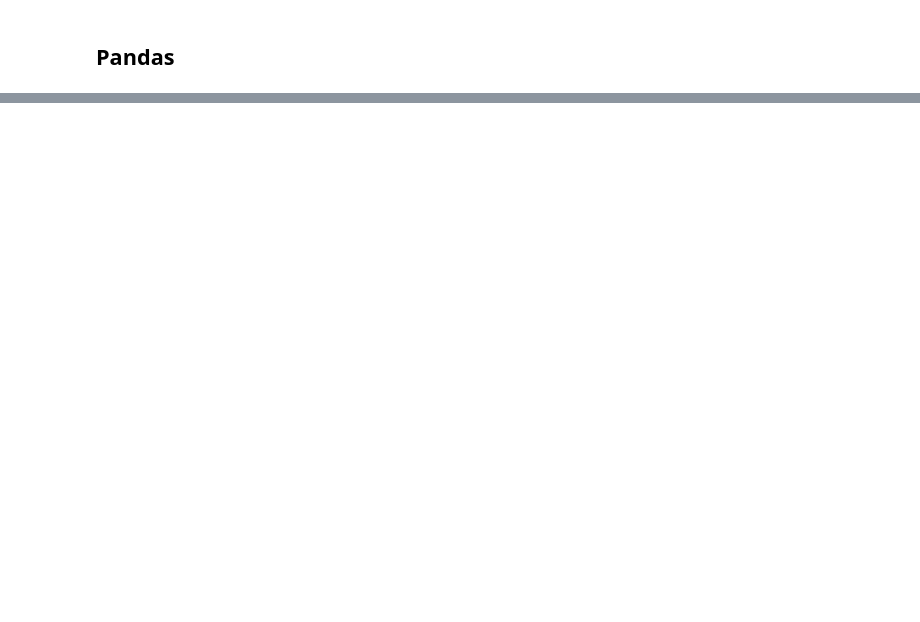
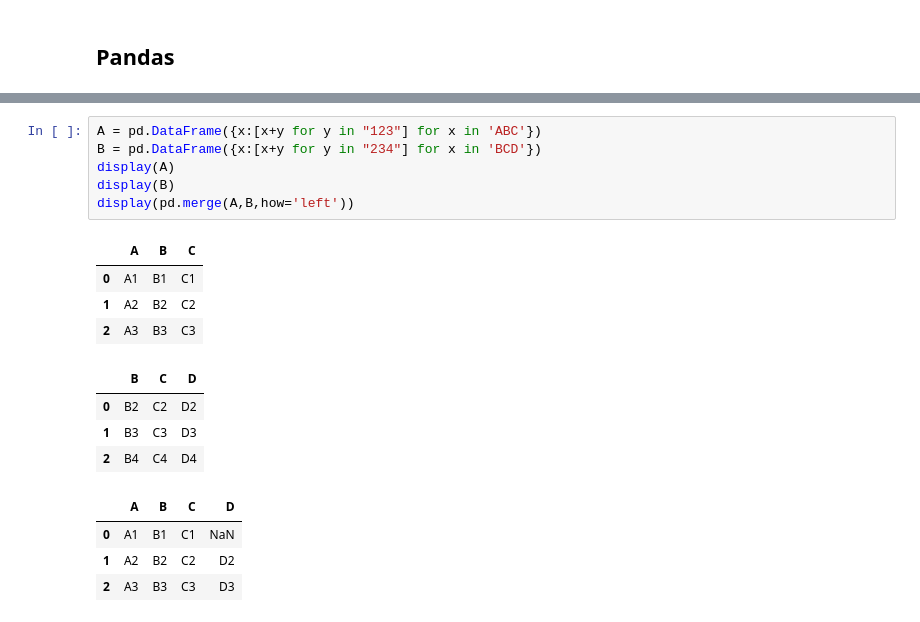
Before and after one commit to paulotguerra/QXD0178, a Jupyter notebook: 00.01-Introducao-Jupyter-NumPy-Pandas.ipynb, the cells around one changed output, grey strips where cells are left out. Cells and saved outputs as stored; diff of their text form; blank space fills up the shorter version.

```diff
--- a/00.01-Introducao-Jupyter-NumPy-Pandas.ipynb
+++ b/00.01-Introducao-Jupyter-NumPy-Pandas.ipynb
@@ -539,0 +912,19 @@ array([[ True,  True,  True],
+# %%
+A = pd.DataFrame({x:[x+y for y in "123"] for x in 'ABC'})
+B = pd.DataFrame({x:[x+y for y in "234"] for x in 'BCD'})
+display(A)
+display(B)
+display(pd.merge(A,B,how='left'))
+# %% [output]
+|  | A | B | C |
+| 0 | A1 | B1 | C1 |
+| 1 | A2 | B2 | C2 |
+| 2 | A3 | B3 | C3 |
+|  | B | C | D |
+| 0 | B2 | C2 | D2 |
+| 1 | B3 | C3 | D3 |
+| 2 | B4 | C4 | D4 |
+|  | A | B | C | D |
+| 0 | A1 | B1 | C1 | NaN |
+| 1 | A2 | B2 | C2 | D2 |
+| 2 | A3 | B3 | C3 | D3 |
```
Also changed, not shown: parts of 87 cells of this notebook.
